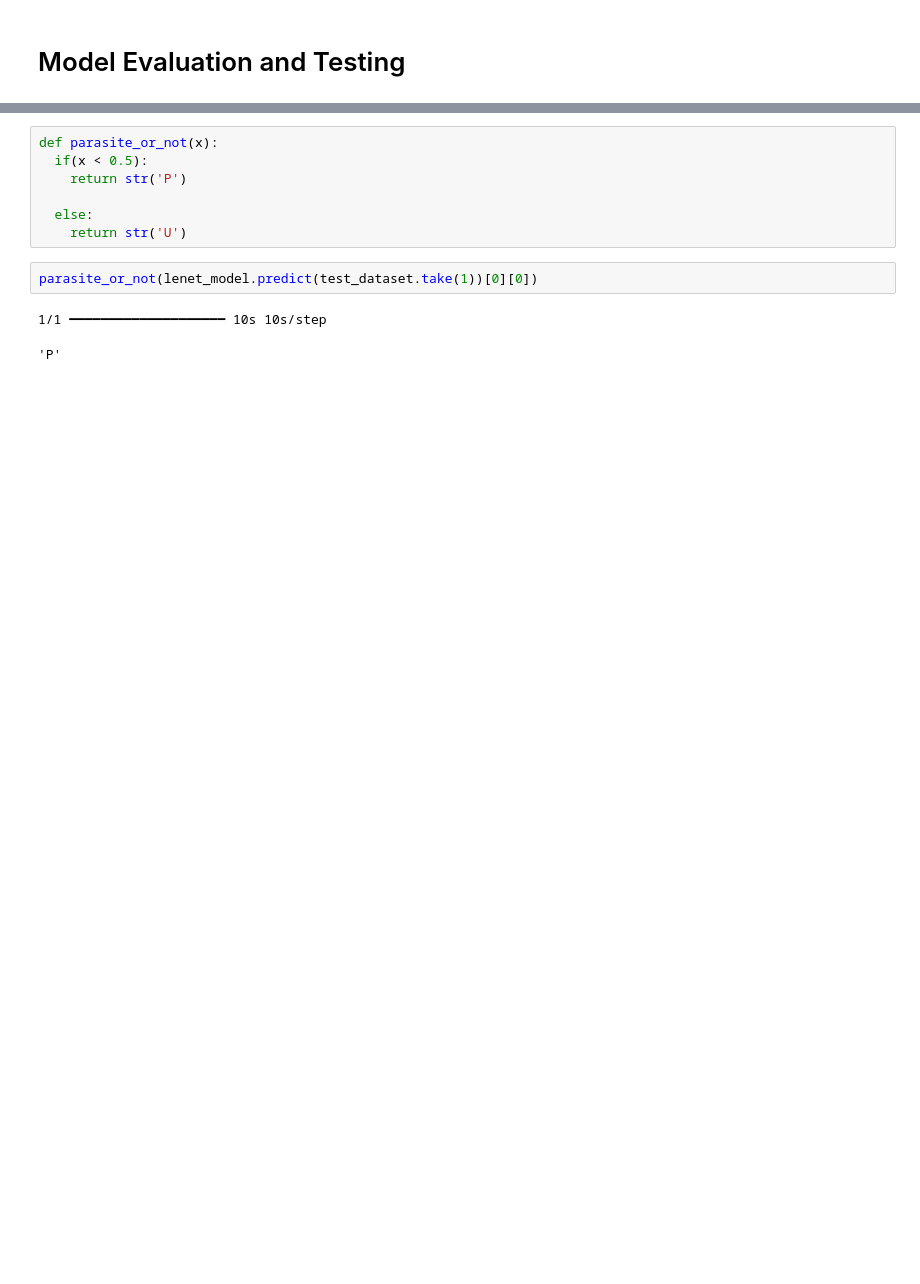
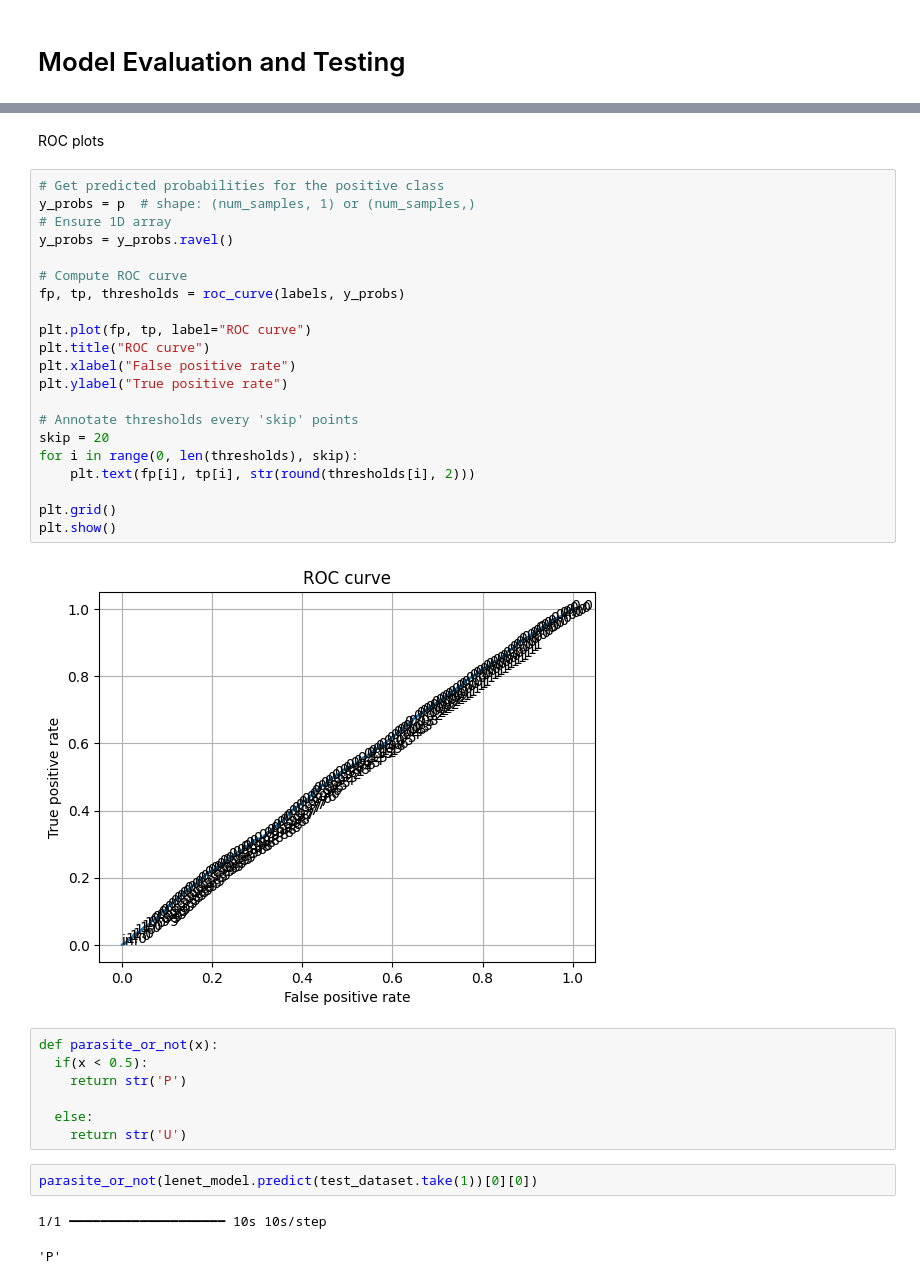
Before and after one commit to 7078-cj/Deep-Learning-Study, a Jupyter notebook: Malaria_Detection.ipynb, the cells around one changed output, grey strips where cells are left out. Cells and saved outputs as stored; diff of their text form; blank space fills up the shorter version.

```diff
--- a/Malaria_Detection.ipynb
+++ b/Malaria_Detection.ipynb
@@ -219,3 +611,28 @@ lenet_model.evaluate(test_dataset)
+# %% [markdown]
+ROC plots
+# %%
+# Get predicted probabilities for the positive class
+y_probs = p  # shape: (num_samples, 1) or (num_samples,)
+# Ensure 1D array
+y_probs = y_probs.ravel()
+
+# Compute ROC curve
+fp, tp, thresholds = roc_curve(labels, y_probs)
+
+plt.plot(fp, tp, label="ROC curve")
+plt.title("ROC curve")
+plt.xlabel("False positive rate")
+plt.ylabel("True positive rate")
+
+# Annotate thresholds every 'skip' points
+skip = 20
+for i in range(0, len(thresholds), skip):
+    plt.text(fp[i], tp[i], str(round(thresholds[i], 2)))
+
+plt.grid()
+plt.show()
+# %% [output]
+[figure, added]
 # %%
 def parasite_or_not(x):
   if(x < 0.5):
```
Also changed, not shown: parts of 36 cells of this notebook.
